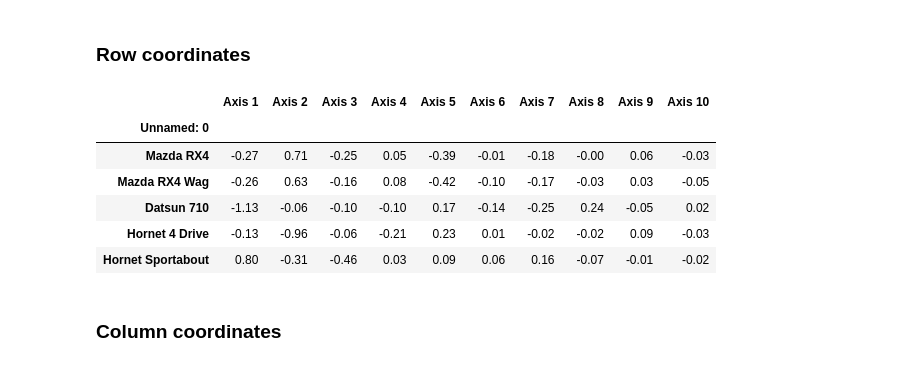
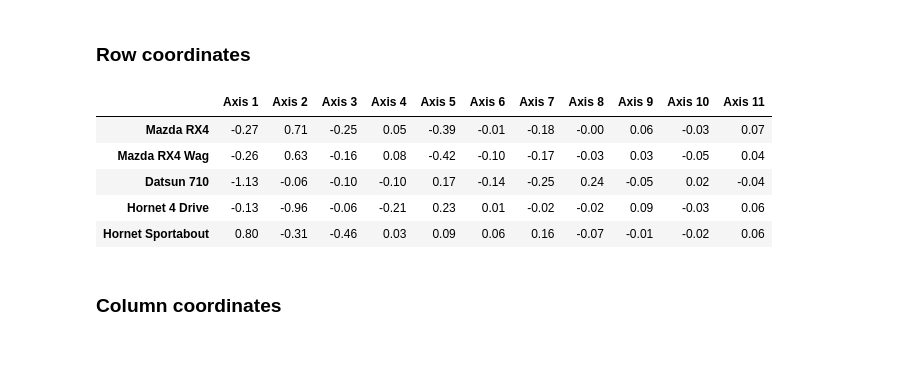
Before and after one commit to carlostorrescubila/PyBiplots, a Jupyter notebook: examples/methods/Example JK-Biplot.ipynb, the cells around one changed output. Saved outputs shown, nothing was run; the diff lists cells and outputs as text; code cells hidden in the pictures.

```diff
--- a/examples/methods/Example JK-Biplot.ipynb
+++ b/examples/methods/Example JK-Biplot.ipynb
@@ -9,8 +9,9 @@ import matplotlib
 # %% [markdown]
 ## 2. Load data
 # %%
-mtcars = pd.read_csv('C:\\Users\\calic\\Desktop\\TFM\\Data\\mtcars.txt', delimiter="\t")
+mtcars = pd.read_csv('mtcars.txt', delimiter="\t")
 mtcars = mtcars.set_index("Unnamed: 0")
+mtcars.index.name = None
 # %% [markdown]
 ## 3. Fit JK-Biplot
 # %%
@@ -50,15 +51,14 @@ JK.loadings.round(2)
 # %% [markdown]
 ### Row coordinates
 # %%
-JK.row_coordinates.round(2).iloc[:, 0:10].head()
+JK.row_coordinates.round(2).head()
 # %% [output]
-|  | Axis 1 | Axis 2 | Axis 3 | Axis 4 | Axis 5 | Axis 6 | Axis 7 | Axis 8 | Axis 9 | Axis 10 |
-| Unnamed: 0 |  |  |  |  |  |  |  |  |  |  |
-| Mazda RX4 | -0.27 | 0.71 | -0.25 | 0.05 | -0.39 | -0.01 | -0.18 | -0.00 | 0.06 | -0.03 |
-| Mazda RX4 Wag | -0.26 | 0.63 | -0.16 | 0.08 | -0.42 | -0.10 | -0.17 | -0.03 | 0.03 | -0.05 |
-| Datsun 710 | -1.13 | -0.06 | -0.10 | -0.10 | 0.17 | -0.14 | -0.25 | 0.24 | -0.05 | 0.02 |
-| Hornet 4 Drive | -0.13 | -0.96 | -0.06 | -0.21 | 0.23 | 0.01 | -0.02 | -0.02 | 0.09 | -0.03 |
-| Hornet Sportabout | 0.80 | -0.31 | -0.46 | 0.03 | 0.09 | 0.06 | 0.16 | -0.07 | -0.01 | -0.02 |
+|  | Axis 1 | Axis 2 | Axis 3 | Axis 4 | Axis 5 | Axis 6 | Axis 7 | Axis 8 | Axis 9 | Axis 10 | Axis 11 |
+| Mazda RX4 | -0.27 | 0.71 | -0.25 | 0.05 | -0.39 | -0.01 | -0.18 | -0.00 | 0.06 | -0.03 | 0.07 |
+| Mazda RX4 Wag | -0.26 | 0.63 | -0.16 | 0.08 | -0.42 | -0.10 | -0.17 | -0.03 | 0.03 | -0.05 | 0.04 |
+| Datsun 710 | -1.13 | -0.06 | -0.10 | -0.10 | 0.17 | -0.14 | -0.25 | 0.24 | -0.05 | 0.02 | -0.04 |
+| Hornet 4 Drive | -0.13 | -0.96 | -0.06 | -0.21 | 0.23 | 0.01 | -0.02 | -0.02 | 0.09 | -0.03 | 0.06 |
+| Hornet Sportabout | 0.80 | -0.31 | -0.46 | 0.03 | 0.09 | 0.06 | 0.16 | -0.07 | -0.01 | -0.02 | 0.06 |
 # %% [markdown]
 ### Column coordinates
 # %%
```
Also changed, not shown: parts of 1 cell of this notebook, 3 other files.
